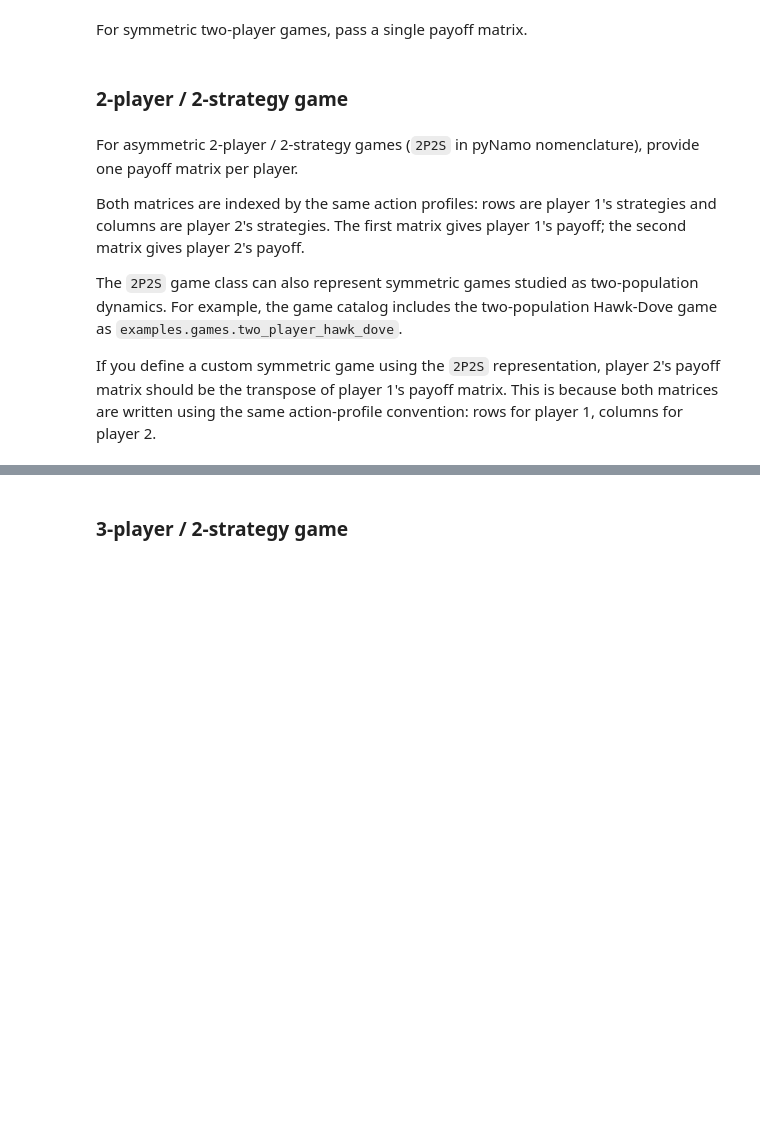
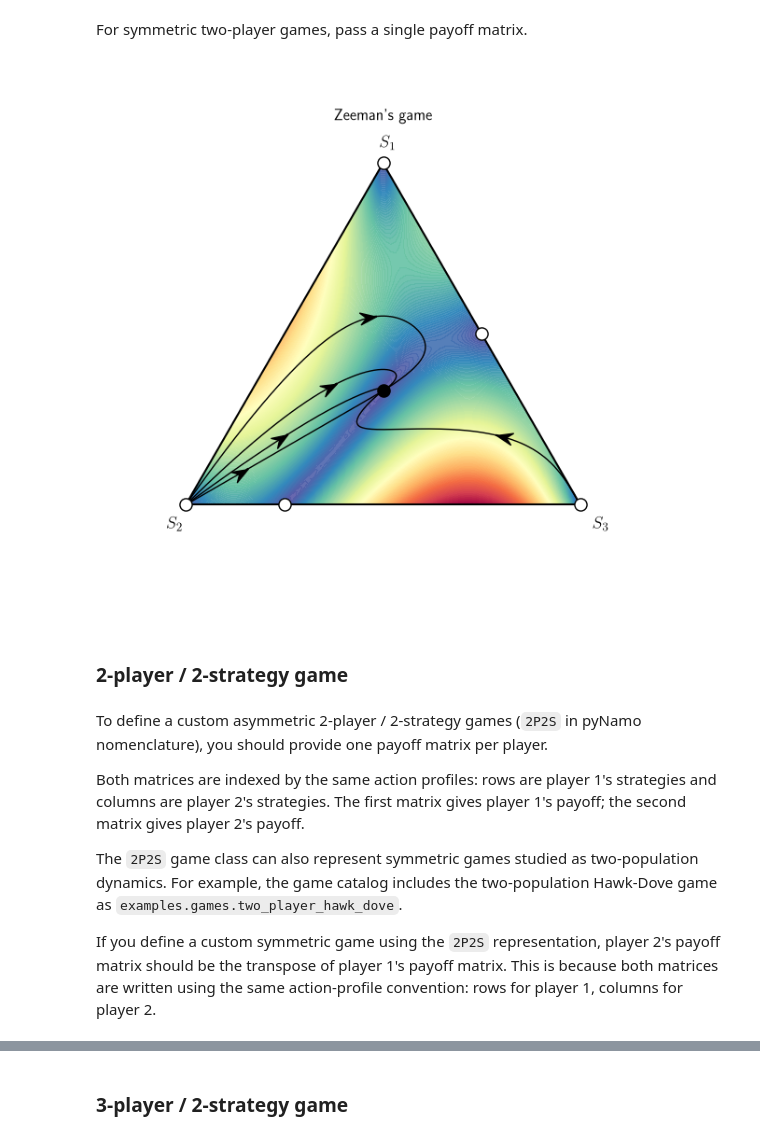
Before and after one commit to SlimaneD/pynamo, a Jupyter notebook: tutorial.ipynb, the cells around one changed output, grey strips where cells are left out. Cells and saved outputs as stored; diff of their text form; code cells hidden in the pictures; blank space fills up the shorter version.

```diff
--- a/tutorial.ipynb
+++ b/tutorial.ipynb
@@ -106,43 +135,46 @@ For symmetric two-player games, pass a single payoff matrix.
 import numpy as np
 import matplotlib.pyplot as plt
 
+#Reproducing the example from Alexander (2023; Fig.16).
 zeeman_like_game = game.Game(
     "Zeeman's game",
     np.array([
         [1, 1, 1],
         [0, 0, 3],
         [2, 1, 0],
     ], dtype=float),
     strategy_labels=["$S_1$", "$S_2$", "$S_3$"],
 )
 
 fig, ax = drawer.phase_portrait(
     zeeman_like_game,
     starts=[
         [0.10, 0.80],
         [0.20, 0.65],
         [0.35, 0.45],
         [0.55, 0.25],
-        [0.75, 0.10],
+        [0.2, 0.10],
     ],
     tmax=80,
     trajectory_arrows=[0.001],
     trajectory_color="black",
     trajectory_linewidth=1.0,
     speed_cmap=plt.cm.Spectral_r,
     speed_grid=80,
     speed_levels=200,
     sink_color="black",
     saddle_color="white",
     source_color="white",
     equilibrium_size=90,
 )
 
 plt.show()
+# %% [output]
+[figure, added]
 # %% [markdown]
 ### 2-player / 2-strategy game
 # %% [markdown]
-For asymmetric 2-player / 2-strategy games (`2P2S` in pyNamo nomenclature), provide one payoff matrix per player.
+To define a custom asymmetric 2-player / 2-strategy games (`2P2S` in pyNamo nomenclature), you should provide one payoff matrix per player.
 
 Both matrices are indexed by the same action profiles: rows are player 1's strategies and columns are player 2's strategies. The first matrix gives player 1's payoff; the second matrix gives player 2's payoff.
 
```
Also changed, not shown: parts of 19 cells of this notebook, 7 other files.
